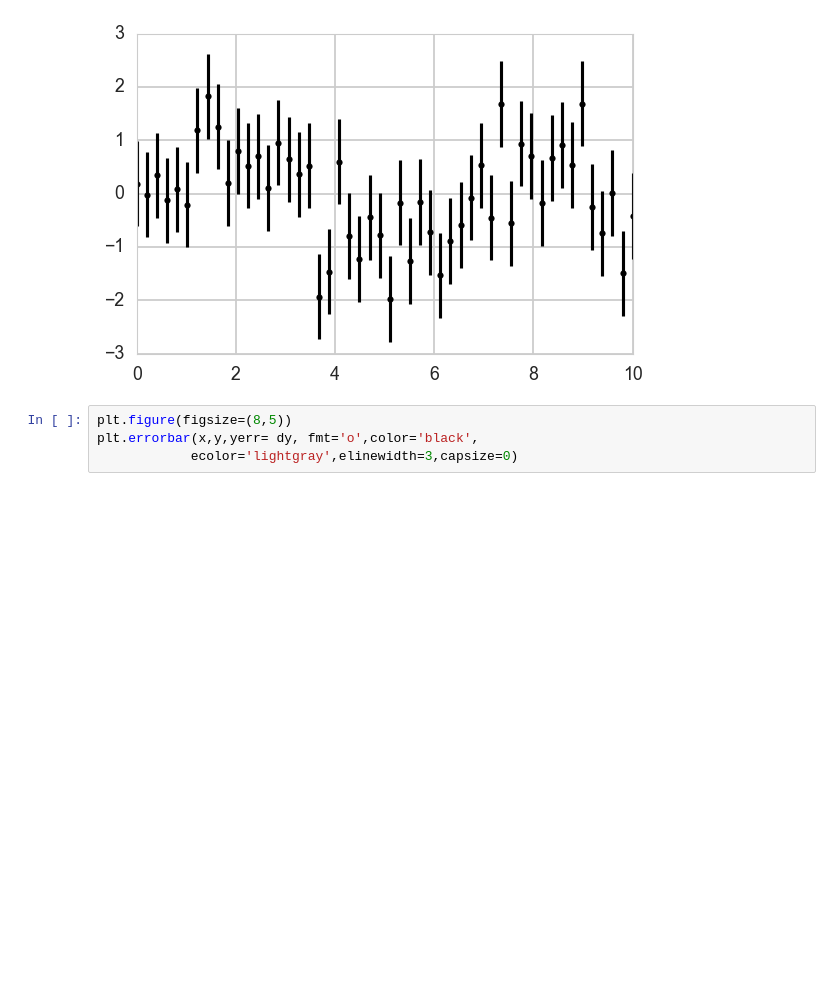
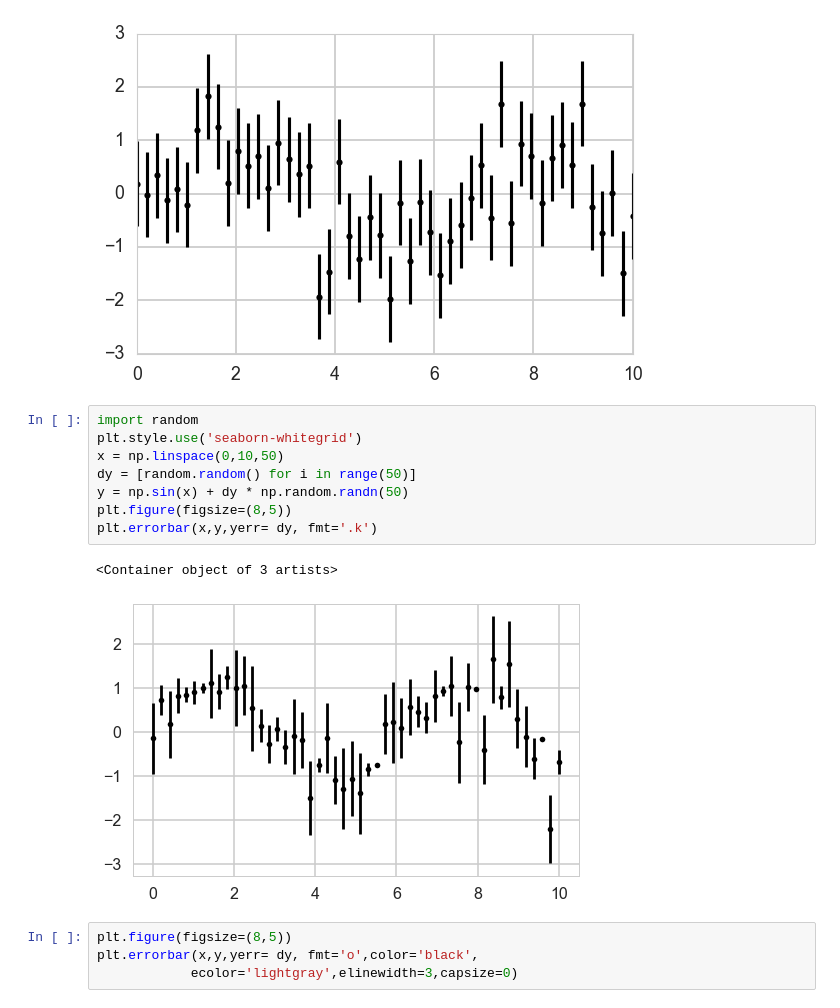
Before and after one commit to riversxiao/datamining, a Jupyter notebook: datavisualization/Basic_Matplotlib.ipynb, the cells around one changed output. Drawn from its saved outputs; the diff is of its cells as text; blank space fills up the shorter version.

Commit message:
matplotlib basic plot

```diff
--- a/datavisualization/Basic_Matplotlib.ipynb
+++ b/datavisualization/Basic_Matplotlib.ipynb
@@ -257,6 +257,17 @@ plt.errorbar(x,y,yerr= dy, fmt='.k')
 # %% [output]
 <Container object of 3 artists>
 [figure]
+# %%
+import random
+plt.style.use('seaborn-whitegrid')
+x = np.linspace(0,10,50)
+dy = [random.random() for i in range(50)]
+y = np.sin(x) + dy * np.random.randn(50)
+plt.figure(figsize=(8,5))
+plt.errorbar(x,y,yerr= dy, fmt='.k')
+# %% [output]
+<Container object of 3 artists>
+[figure, added]
 # %%
 plt.figure(figsize=(8,5))
 plt.errorbar(x,y,yerr= dy, fmt='o',color='black',
```
Also changed, not shown: parts of 11 cells of this notebook, 1 other file.
